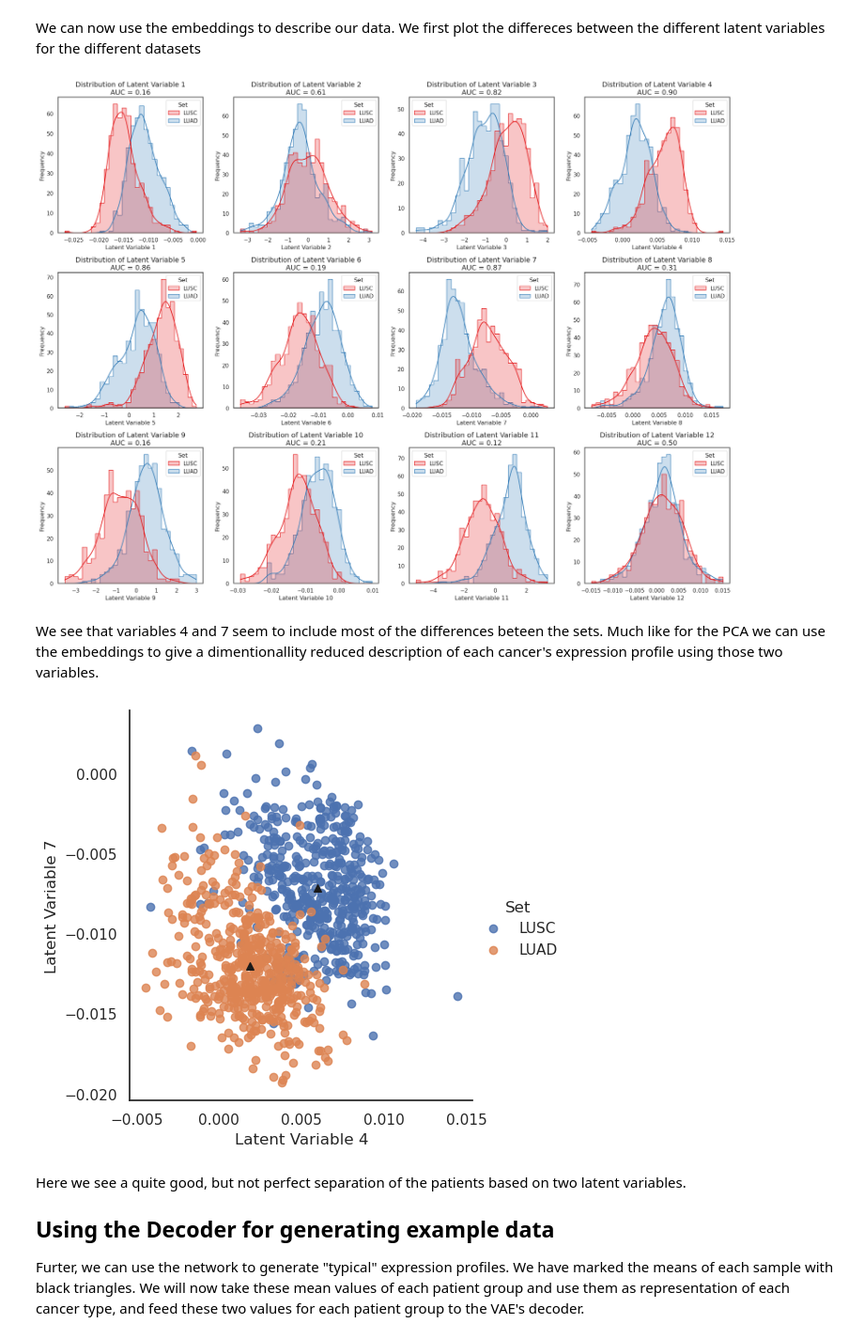
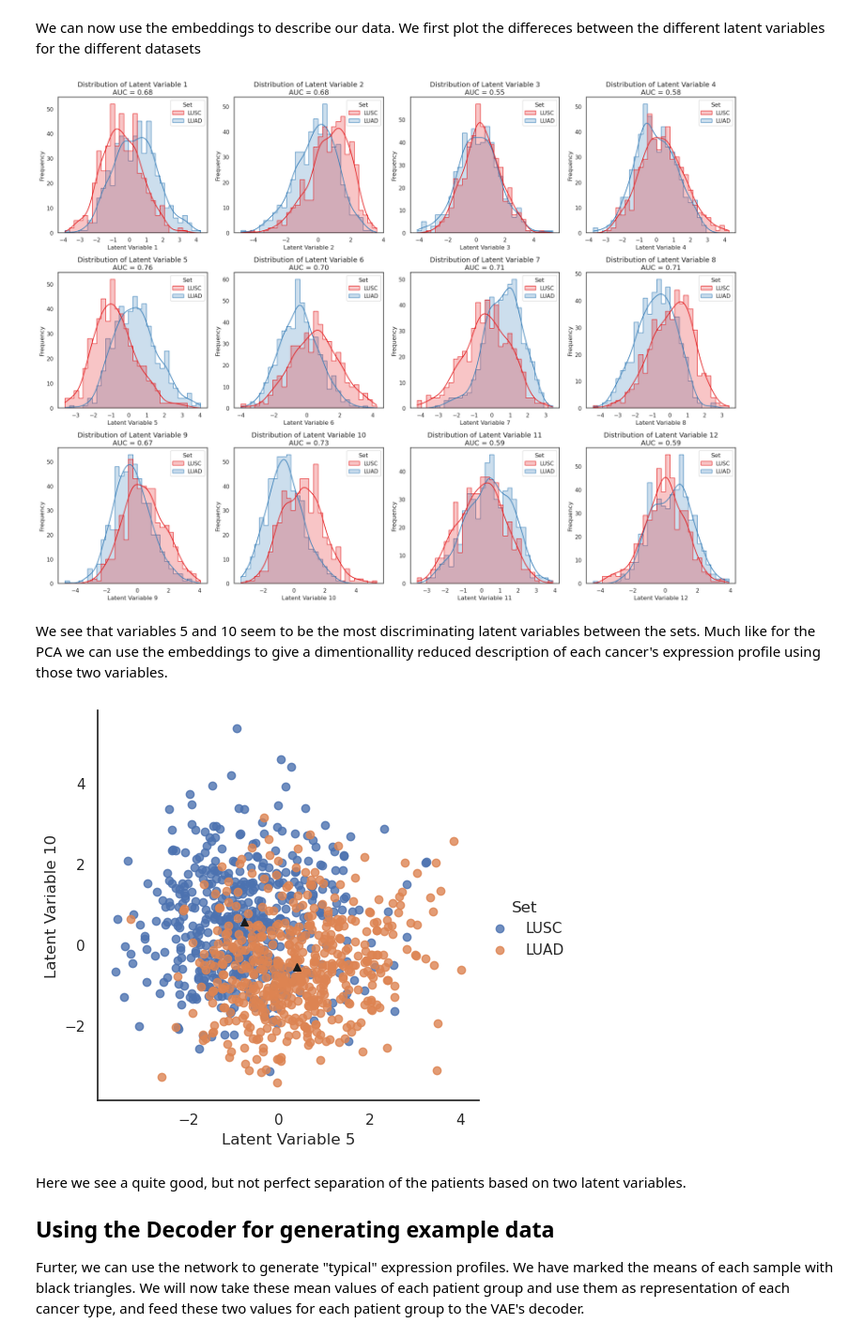
Before and after one commit to statisticalbiotechnology/dsbook, a Jupyter notebook: dsbook/unsupervised/VAEofCarcinomas.ipynb, the cells around one changed output. Shown at 94% size. Cells and saved outputs as stored; diff of their text form; code cells hidden in the pictures.

```diff
--- a/dsbook/unsupervised/VAEofCarcinomas.ipynb
+++ b/dsbook/unsupervised/VAEofCarcinomas.ipynb
@@ -47,8 +47,8 @@ from torch.nn import functional as F
 import numpy as np
 
 # Setting training parameters
-batch_size, lr, epochs, log_interval = 128, 1e-3, 2000, 500
-hidden_dim, latent_dim = 64, 12
+batch_size, lr, epochs, log_interval = 256, 1e-3, 2501, 500
+hidden_dim, latent_dim = 2048, 12
 
 # Check if GPU is available
 device = torch.device("cuda" if torch.cuda.is_available() else "cpu")
@@ -227,36 +212,37 @@ axes = axes.flatten()
 
 # Plot each latent variable's histogram and calculate AUC
 for i in range(latent_dim):
     latent_variable_name = f"Latent Variable {i+1}"
 
     # Calculate AUC for the current latent variable
     auc = roc_auc_score(transformed_patients["Label"], transformed_patients[latent_variable_name])
+    auc = max(auc, 1-auc)
 
     # Plot histogram
     sns.histplot(
         data=transformed_patients,
         x=latent_variable_name,
         hue="Set",
         kde=True,
         element="step",
         bins=30,
         palette="Set1",
         ax=axes[i]
     )
     axes[i].set_title(f"Distribution of {latent_variable_name}\nAUC = {auc:.2f}")
     axes[i].set_xlabel(latent_variable_name)
     axes[i].set_ylabel("Frequency")
 
 # Remove any empty subplots if latent_dim is not divisible by plots_per_row
 for j in range(latent_dim, len(axes)):
     fig.delaxes(axes[j])
 
 plt.tight_layout()
 plt.show()
 # %% [output]
-[figure, old version]
+[figure, new version]
 # %% [markdown]
-We see that variables 4 and 7 seem to include most of the differences beteen the sets.
+We see that variables 5 and 10 seem to be the most discriminating latent variables between the sets.
 Much like for the PCA we can use the embeddings to give a dimentionallity reduced description of each cancer's expression profile using those two variables.
 # %%
 import matplotlib.pyplot as plt
@@ -268,15 +254,15 @@ sns.set(rc={'figure.figsize':(10,10)})
 sns.set_style("white")
 #sns.set_context("talk")
 
-lm = sns.lmplot(x="Latent Variable 4",y="Latent Variable 7", hue='Set', data=transformed_patients, fit_reg=False)
+lm = sns.lmplot(x="Latent Variable 5",y="Latent Variable 10", hue='Set', data=transformed_patients, fit_reg=False)
 #for x, y, (w, h) in zip(transformed_patients["Latent Variable 1"], transformed_patients["Latent Variable 2"], std):
 #    lm.axes[0, 0].add_patch(Ellipse((x,y), w, h, fc='#CCCCCC', lw=1, alpha=0.5, zorder=1))
 means={}
 for name,set_ in transformed_patients.groupby("Set"):
     means[name] = set_.mean(numeric_only=True).to_numpy()
-    plt.scatter(means[name][4-1],means[name][7-1], marker='^',s=30,c='k')
+    plt.scatter(means[name][5-1],means[name][10-1], marker='^',s=30,c='k')
 # %% [output]
-[figure, old version]
+[figure, new version]
 # %% [markdown]
 Here we see a quite good, but not perfect separation of the patients based on two latent variables.
 
```
Also changed, not shown: parts of 8 cells of this notebook, 6 other files.
